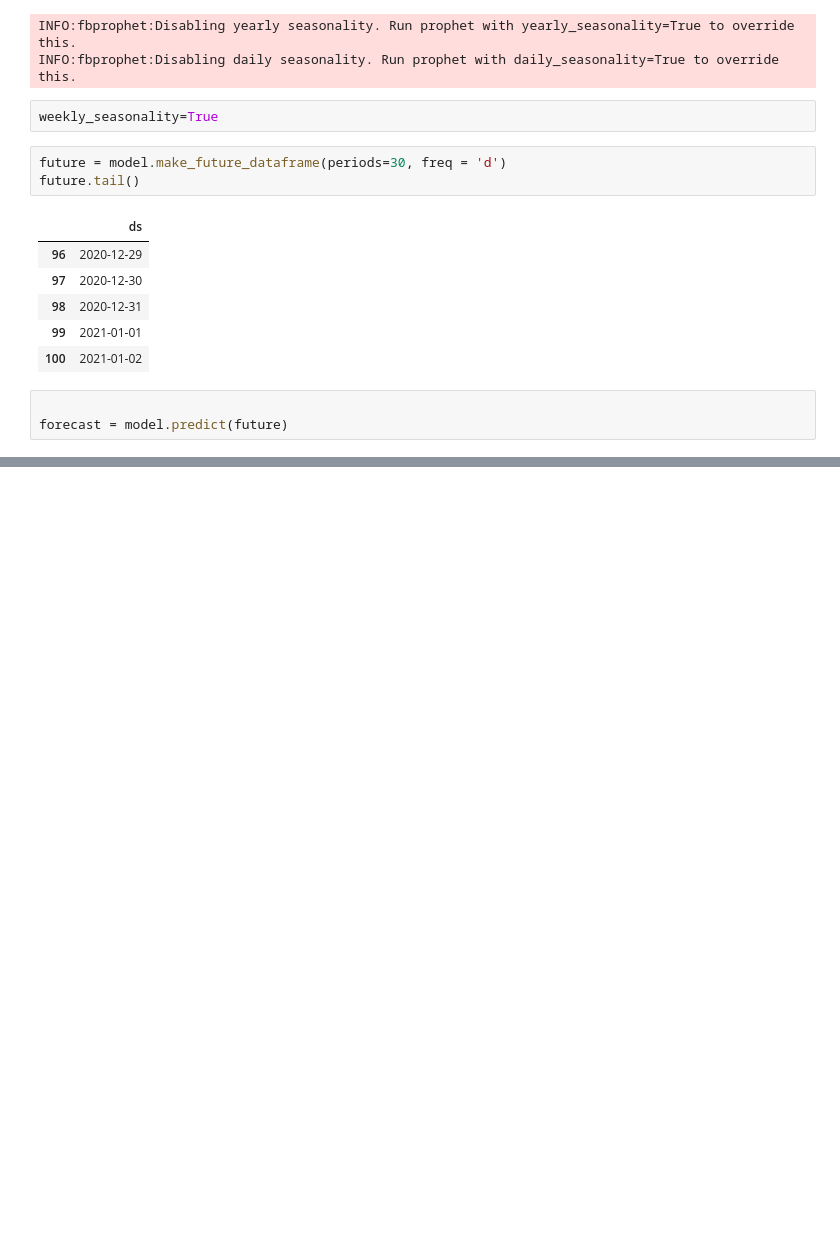
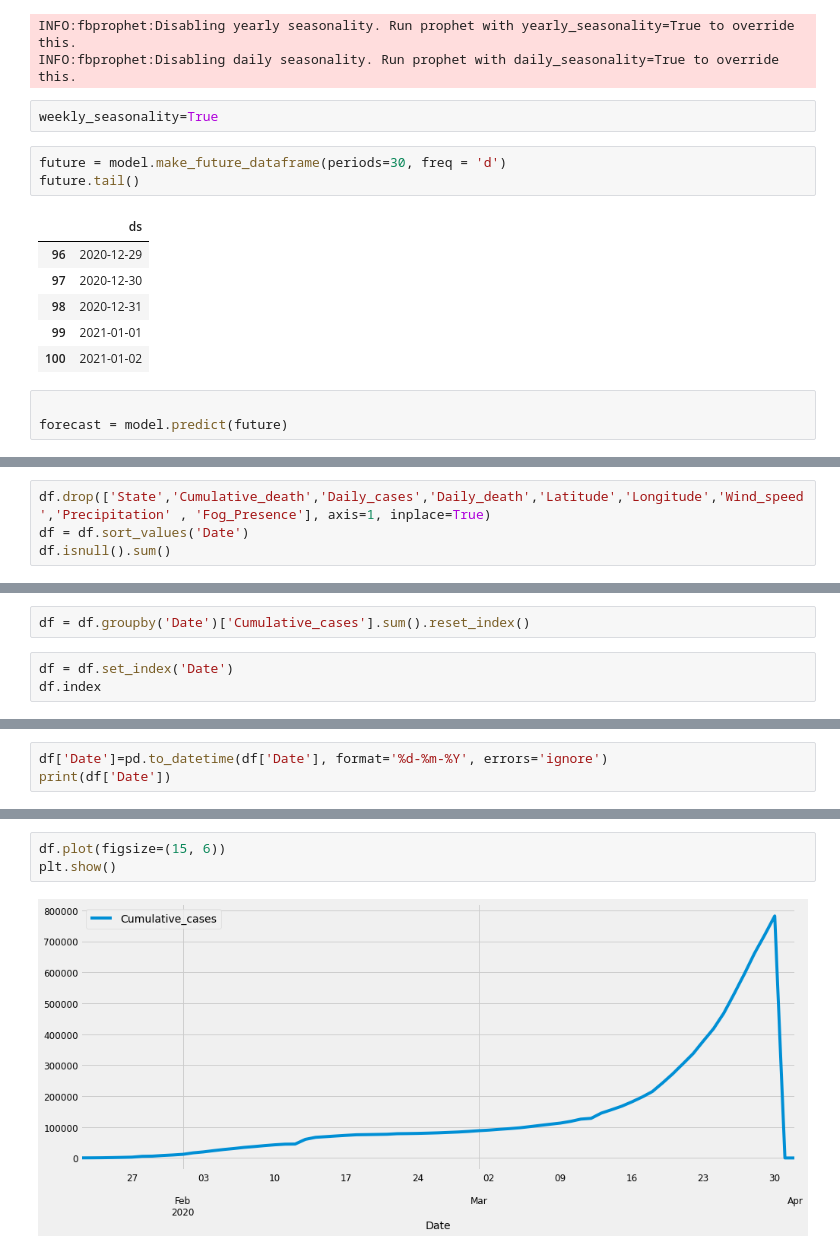
Before and after one commit to PanagiotaAlex/Covid-19-project, a Jupyter notebook: Time forecast.ipynb, the cells around one changed output, grey strips where cells are left out. Cells and saved outputs as stored; diff of their text form; blank space fills up the shorter version.

```diff
--- a/Time forecast.ipynb
+++ b/Time forecast.ipynb
@@ -123,0 +158,4 @@ model.plot(forecast);
+# %%
+df.drop(['State','Cumulative_death','Daily_cases','Daily_death','Latitude','Longitude','Wind_speed','Precipitation' , 'Fog_Presence'], axis=1, inplace=True)
+df = df.sort_values('Date')
+df.isnull().sum()
@@ -123,0 +168,5 @@ model.plot(forecast);
+# %%
+df = df.groupby('Date')['Cumulative_cases'].sum().reset_index()
+# %%
+df = df.set_index('Date')
+df.index
@@ -123,0 +193,3 @@ model.plot(forecast);
+# %%
+df['Date']=pd.to_datetime(df['Date'], format='%d-%m-%Y', errors='ignore')
+print(df['Date'])
@@ -123,0 +209,5 @@ model.plot(forecast);
+# %%
+df.plot(figsize=(15, 6))
+plt.show()
+# %% [output]
+[figure, added]
```
Also changed, not shown: parts of 15 cells of this notebook.
